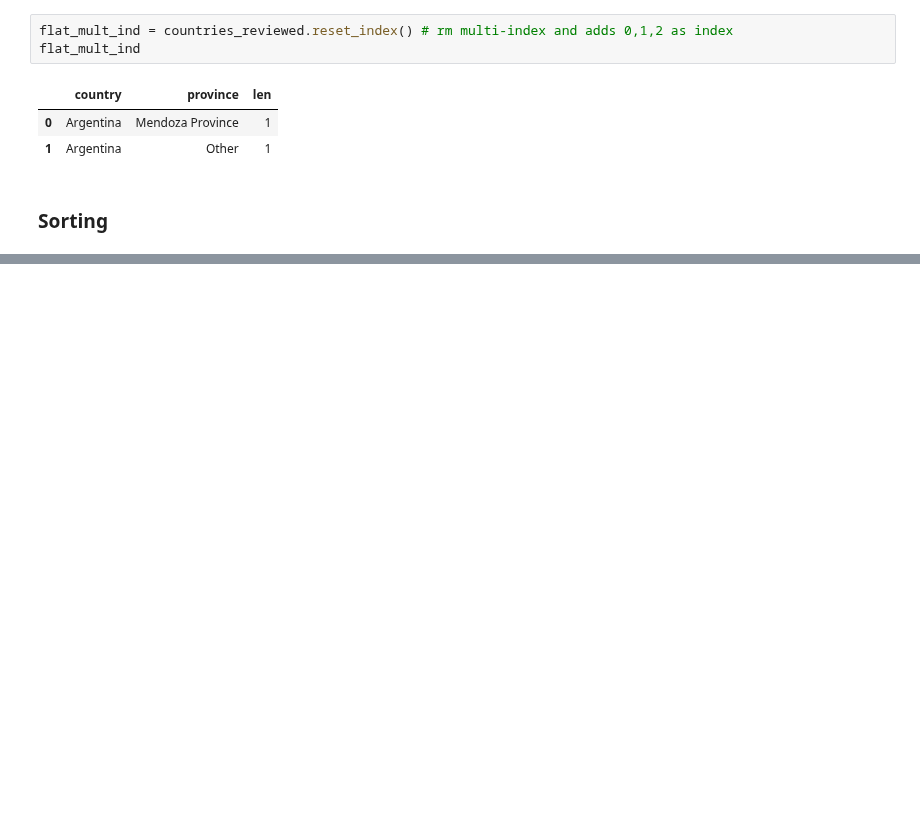
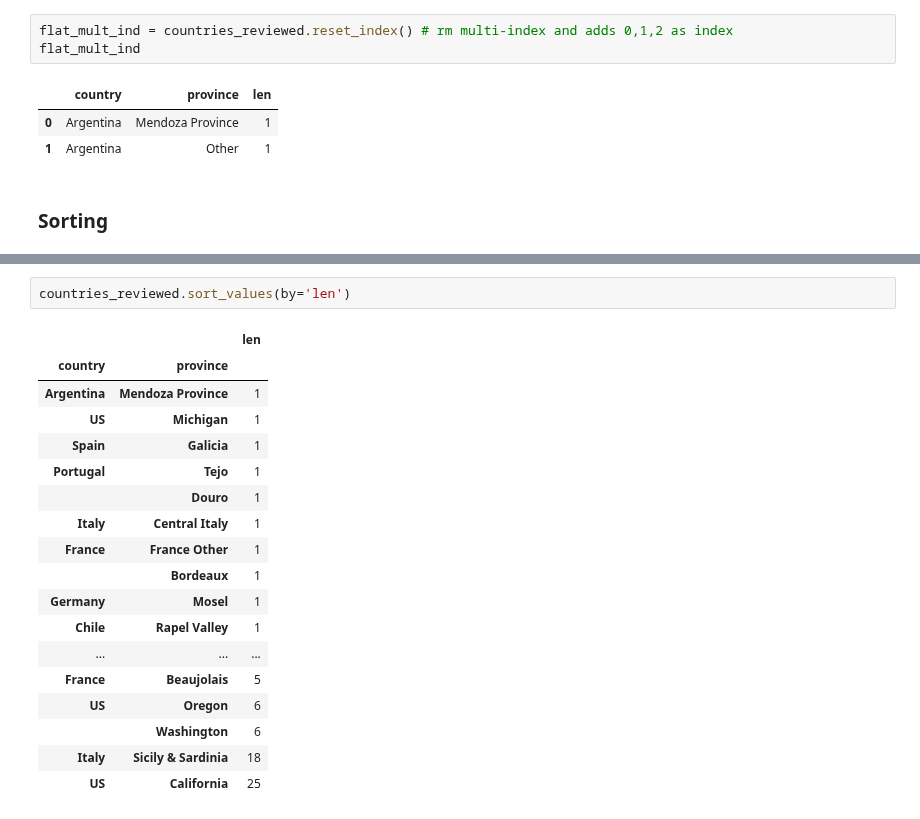
Before and after one commit to technoadnan/py-100-days-dr-angela, a Jupyter notebook: useful_programs/pandas/04_grouping_sorting.ipynb, the cells around one changed output, grey strips where cells are left out. Drawn from its saved outputs; the diff is of its cells as text; blank space fills up the shorter version.

```diff
--- a/useful_programs/pandas/04_grouping_sorting.ipynb
+++ b/useful_programs/pandas/04_grouping_sorting.ipynb
@@ -202,0 +240,21 @@ flat_mult_ind
+# %%
+countries_reviewed.sort_values(by='len')
+# %% [output]
+|  |  | len |
+| country | province |  |
+| Argentina | Mendoza Province | 1 |
+| US | Michigan | 1 |
+| Spain | Galicia | 1 |
+| Portugal | Tejo | 1 |
+|  | Douro | 1 |
+| Italy | Central Italy | 1 |
+| France | France Other | 1 |
+|  | Bordeaux | 1 |
+| Germany | Mosel | 1 |
+| Chile | Rapel Valley | 1 |
+| ... | ... | ... |
+| France | Beaujolais | 5 |
+| US | Oregon | 6 |
+|  | Washington | 6 |
+| Italy | Sicily & Sardinia | 18 |
+| US | California | 25 |
```
Also changed, not shown: parts of 6 cells of this notebook.
